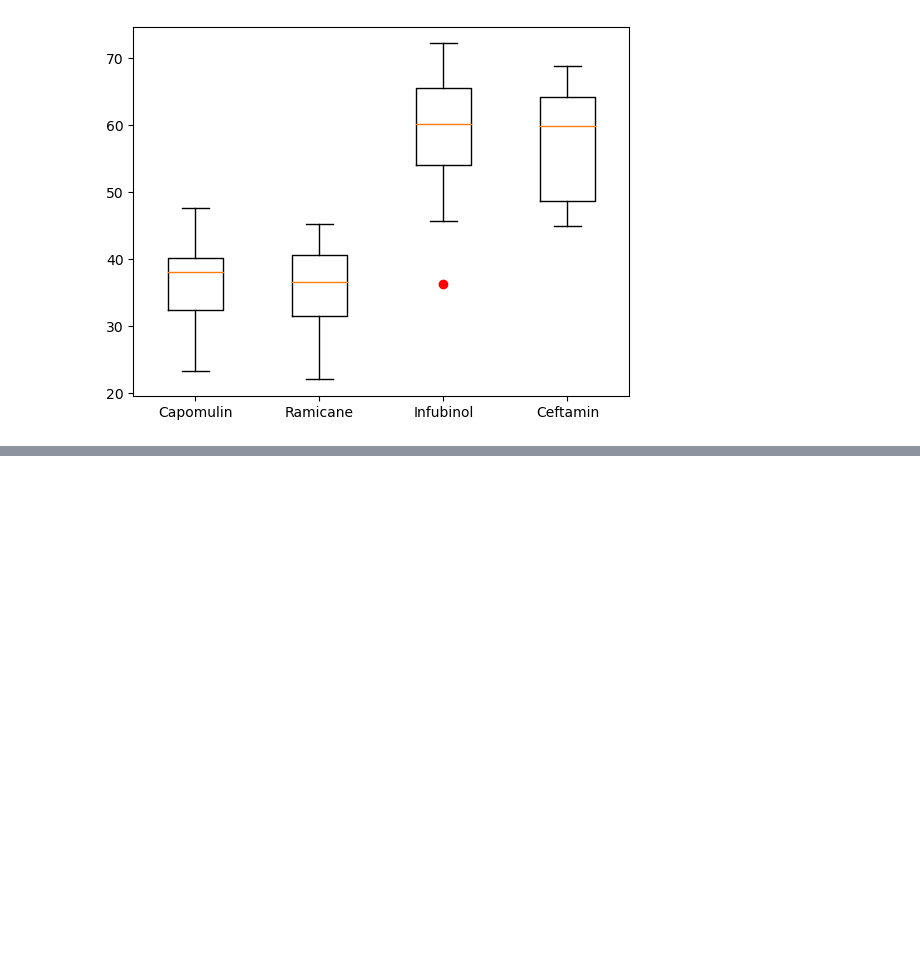
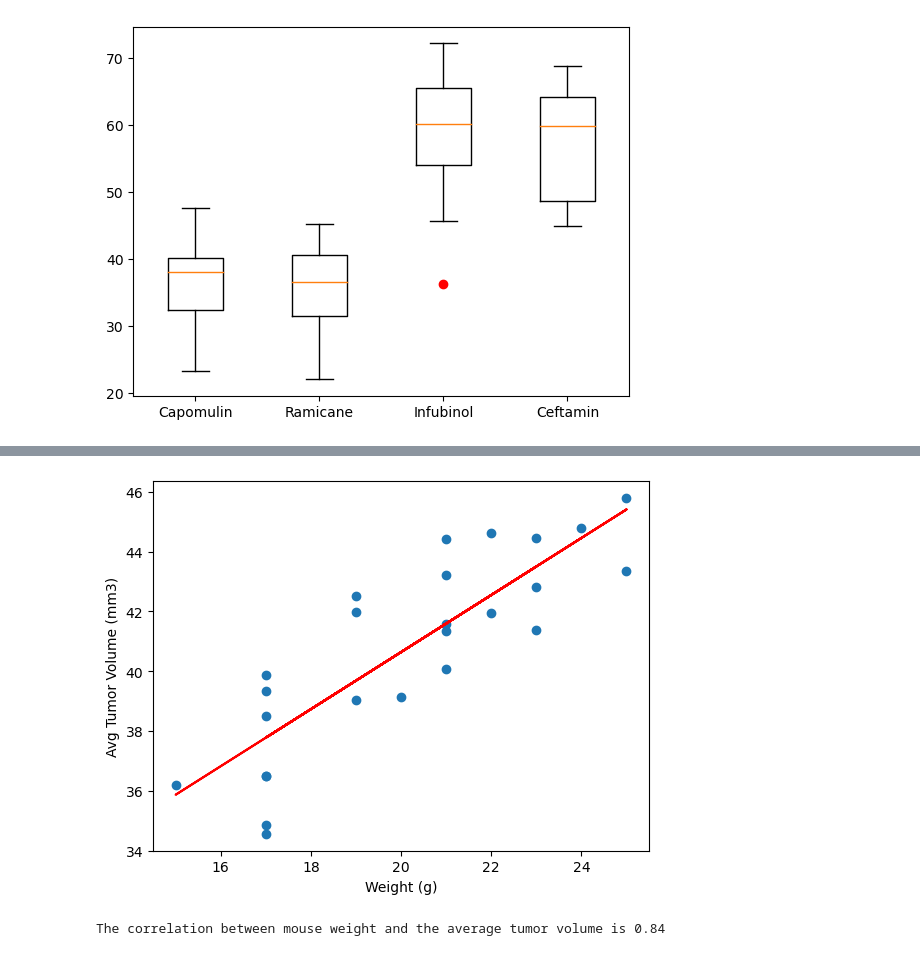
Before and after one commit to SolSolstice/matplotib-challenge, a Jupyter notebook: Pymaceuticals/pymaceuticals_workfile.ipynb, the cells around one changed output, grey strips where cells are left out. Saved outputs shown, nothing was run; the diff lists cells and outputs as text; code cells hidden in the pictures; blank space fills up the shorter version.

```diff
--- a/Pymaceuticals/pymaceuticals_workfile.ipynb
+++ b/Pymaceuticals/pymaceuticals_workfile.ipynb
@@ -326,0 +368,15 @@ plt.show()
+# %%
+plt.xlabel("Weight (g)")
+plt.ylabel("Avg Tumor Volume (mm3)")
+
+(slope, intercept, rvalue, pvalue, stderr) = linregress(xvalue, yvalue)
+regress_values = xvalue * slope + intercept
+line_eq = "y = " + str(round(slope,2)) + "x + " + str(round(intercept,2))
+#plt.annotate(line_eq,(0,50),fontsize=15,color="red")
+plt.plot(xvalue,regress_values,"r-")
+plt.scatter(xvalue,yvalue)
+plt.show()
+print(f"The correlation between mouse weight and the average tumor volume is {round(rvalue,2)}")
+# %% [output]
+[figure, added]
+The correlation between mouse weight and the average tumor volume is 0.84
```
Also changed, not shown: parts of 5 cells of this notebook.
